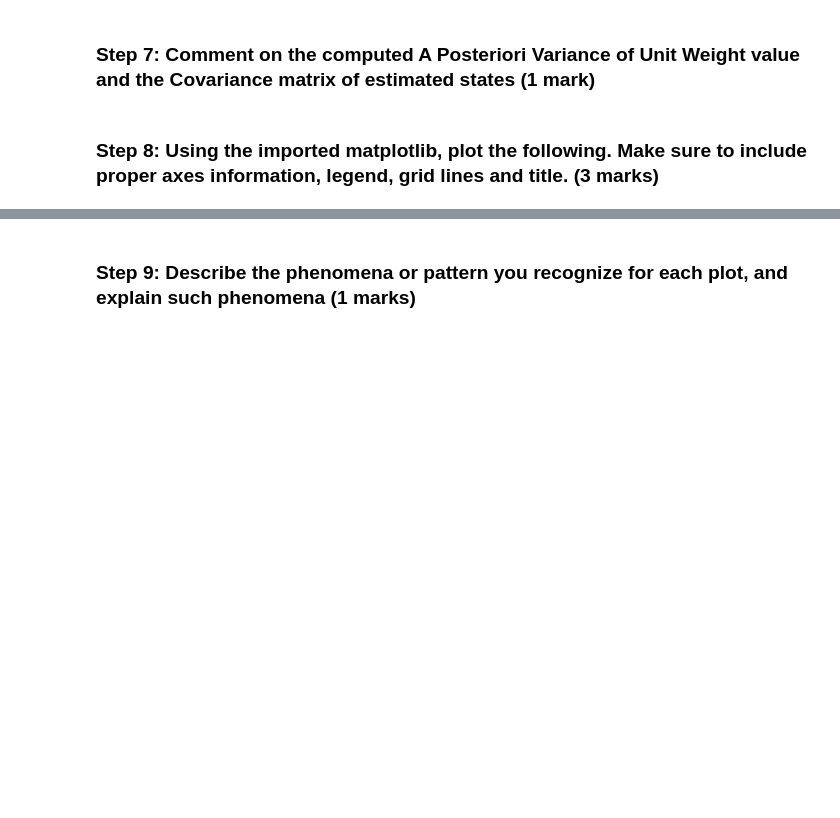
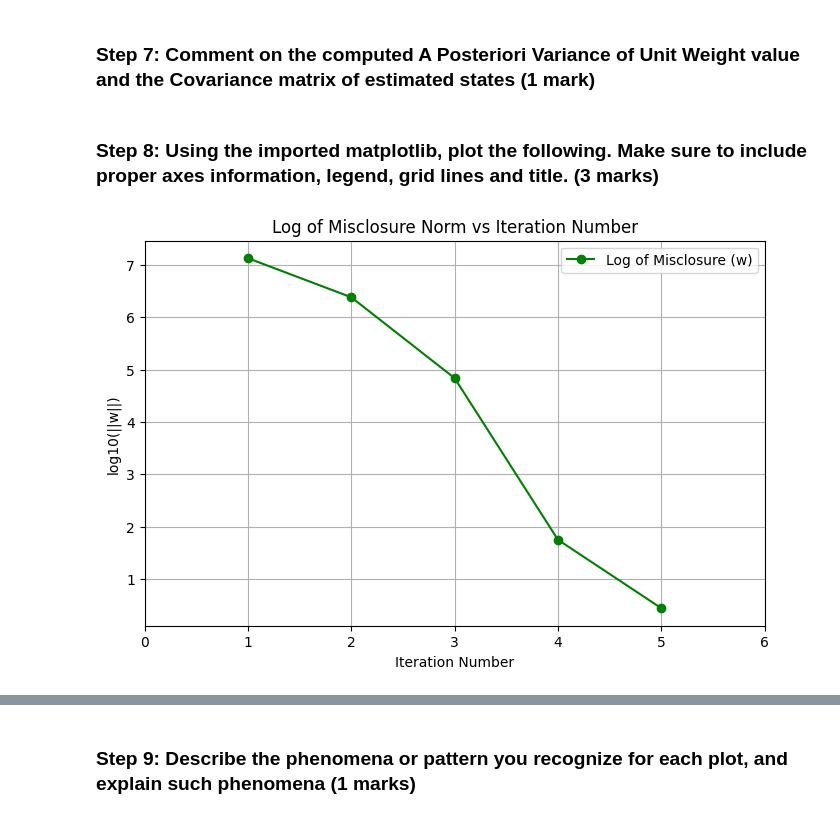
Before and after one commit to hudsonirivbogbe/ENGG680_2025_Fall, a Jupyter notebook: Lab_Assignment2/Assignment2_Group_6.ipynb, the cells around one changed output, grey strips where cells are left out. Cells and saved outputs as stored; diff of their text form; code cells hidden in the pictures; blank space fills up the shorter version.

```diff
--- a/Lab_Assignment2/Assignment2_Group_6.ipynb
+++ b/Lab_Assignment2/Assignment2_Group_6.ipynb
@@ -102,3 +155,16 @@ x_hat =
+# %%
+# Initializing the corrections array (delta) as 10s
+delta = np.ones(m) * 10.0
+
+# Iteration counter initialized as zero
+i = 0
+
+# Empty arrays to store results
+arr_w = []
+arr_delta=[]
+arr_err_pos = []
+arr_i = []
+x_hat =[]
 # %% [markdown]
 ### Step 4: define a function named design_matrix which computes the design matrix A of this LSE problem (3 mark)
 
@@ -172,8 +238,3 @@ Where:
 - The last column of -1 corresponds to the constant term in the least squares equation
 
 This matrix is used for least squares estimation in positioning or navigation applications.
-# %%
-def design_matrix(receiver_pos, satellite_pos, distance):
-    # your code here
-
-    return A
@@ -265,0 +428,64 @@ Print:
+# %%
+# ---------------------------------------------------------
+# PLOT PRODUCTION FOR LOG OF MISCLOSURE AGAINST ITERATION NUMBER
+# ---------------------------------------------------------
+
+# Computation of Misclosure Norm for each iteration
+w_norm = [np.linalg.norm(w) for w in arr_w]
+
+iterations = np.arange(1, len(w_norm) + 1) #Specifification iteration number
+
+# Indication of plot properties
+plt.figure(figsize=(8,5))
+plt.plot(iterations, np.log10(w_norm), marker='o', color = 'g', label='Log of Misclosure (w)')
+plt.xlabel("Iteration Number")
+plt.ylabel("log10(||w||)")
+plt.title("Log of Misclosure Norm vs Iteration Number")
+plt.legend()
+plt.grid(True)
+plt.xlim(0, len(iterations)+1)   # ensures x
+plt.show();
+
+# -----------------------------------------------------------------------
+# PLOT PRODUCTION FOR LOG OF CORRECTIONS (DELTA) AGAINST ITERATION NUMBER
+# -----------------------------------------------------------------------
+
+arr_delta = np.array(arr_delta)   # Convertion to array shape for plotting
+iterations = np.arange(1, arr_delta.shape[0] + 1) #Specification of iteration number
+
+# Indication of plot properties
+plt.figure(figsize=(8,5))
+plt.plot(iterations, np.log10(abs(arr_delta[:,0])), label="Δx")
+plt.plot(iterations, np.log10(abs(arr_delta[:,1])), label="Δy")
+plt.plot(iterations, np.log10(abs(arr_delta[:,2])), label="Δz")
+plt.plot(iterations, np.log10(abs(arr_delta[:,3])), label="Δclock State")
+
+plt.xlabel("Iteration Number")
+plt.ylabel("log10(|delta component|)")
+plt.title("Log of Correction Components vs LSQ Iteration Number")
+plt.legend()
+plt.grid(True)
+plt.xlim(0, len(iterations)+1)   # ensures x-axis shows 0 to 5
+plt.show();
+
+
+# ---------------------------------------------------------
+# LOG OF 3D POSTION ERRORS AGAINST ITERATION NUMBER
+# ---------------------------------------------------------
+
+pos_err = np.array(arr_err_pos)  # Provide list of 3D postion Errors and store in array
+iterations = np.arange(1, len(pos_err) + 1) #Specification of Iteration numbers
+eps = 1e-12  #including small epsilon to avoid log10(0)
+
+# Indication of plot properties
+plt.figure(figsize=(8,5))
+plt.plot(iterations, np.log10(pos_err + eps), marker='o', color ='r', label='Log of 3D Position Error')
+plt.xlabel("Iteration Number")
+plt.ylabel("log10(3D Position Error)")
+plt.title("Log of 3D Position Error vs Iteration Number")
+plt.legend()
+plt.grid(True)
+plt.xlim(0, len(iterations) + 1)
+plt.show()
+# %% [output]
+[figure, added]
```
Also changed, not shown: parts of 21 cells of this notebook.
